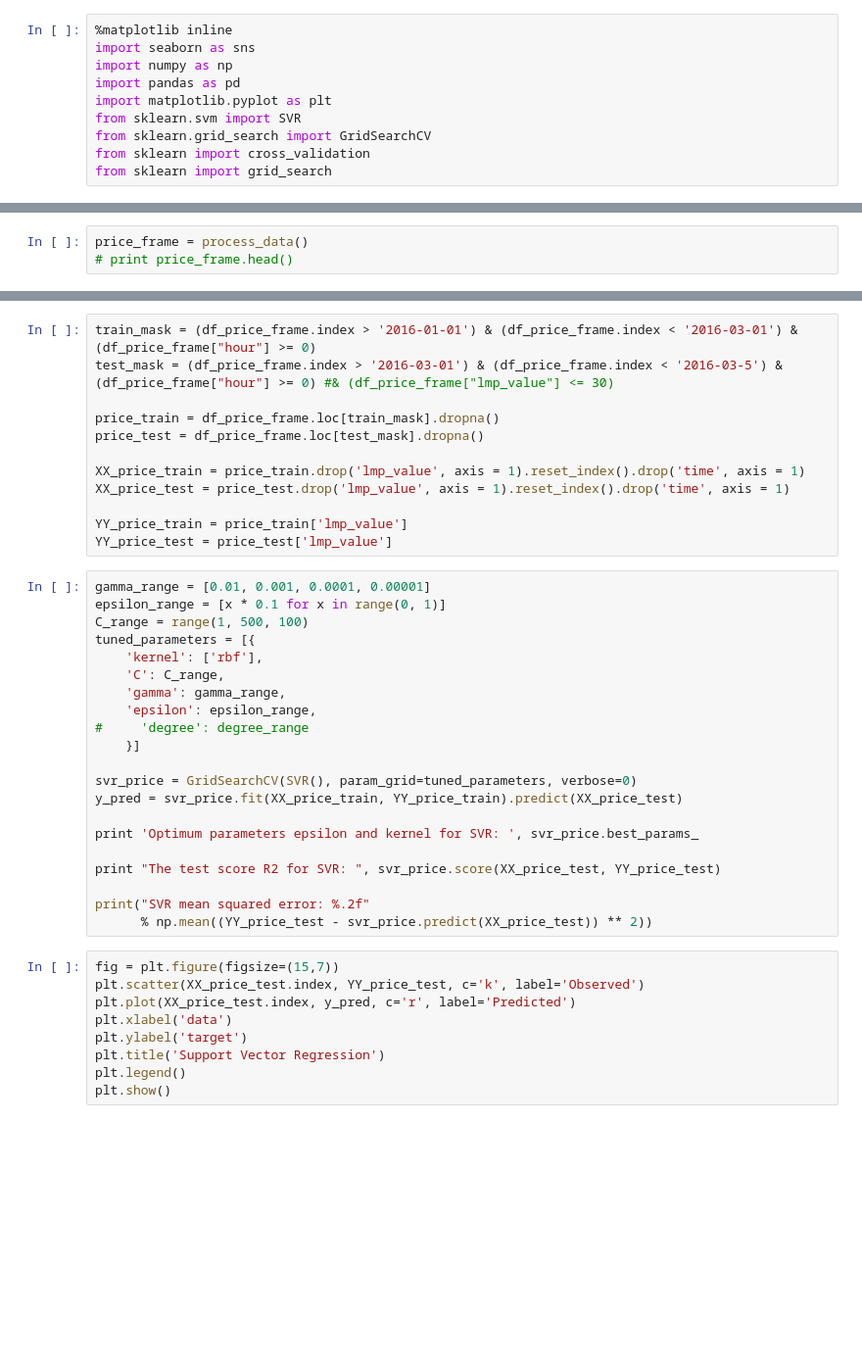
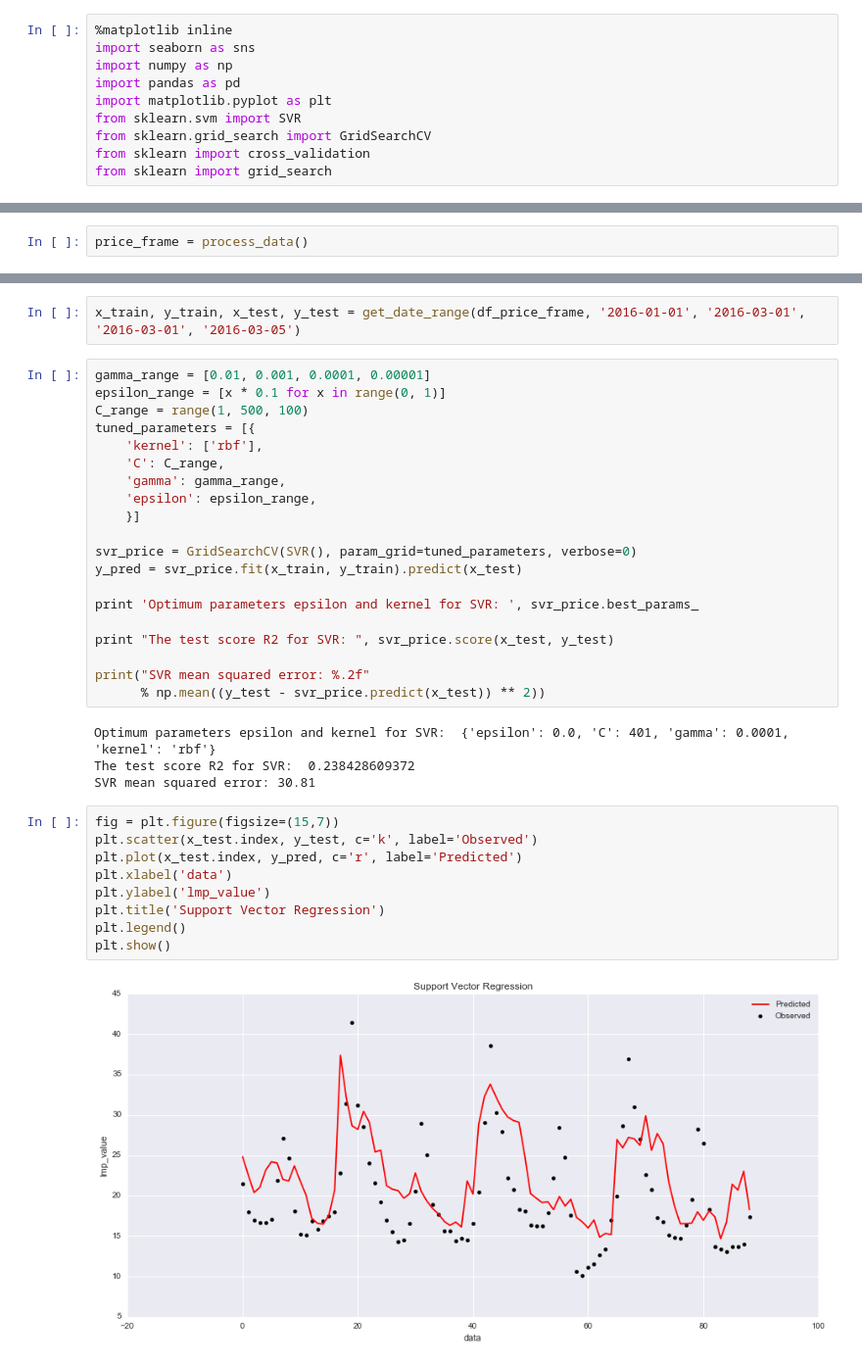
Before and after one commit to UWSEDS-aut17/SunDial, a Jupyter notebook: SunDial/price_model/SVM_Model.ipynb, the cells around one changed output, grey strips where cells are left out. Shown at 98% size. Saved outputs shown, nothing was run; the diff lists cells and outputs as text; blank space fills up the shorter version.

```diff
--- a/SunDial/price_model/SVM_Model.ipynb
+++ b/SunDial/price_model/SVM_Model.ipynb
@@ -13,6 +14,5 @@ from process_data import process_data
 # %%
 price_frame = process_data()
-# print price_frame.head()
 # %%
 df_price_frame = price_frame.set_index("time")
 df_price_frame.head()
@@ -24,18 +24,8 @@ df_price_frame.head()
 | 2016-01-01 09:00:00 | 30.84944 | 9 | 4 | 1 | 5 | 0.0 | 0.0 | 46.70 | ... |
 | 2016-01-01 10:00:00 | 30.71027 | 10 | 4 | 1 | 5 | 0.0 | 0.0 | 52.42 | ... |
 | 2016-01-01 11:00:00 | 28.87975 | 11 | 4 | 1 | 5 | 0.0 | 0.0 | 55.66 | ... |
-# %%
-train_mask = (df_price_frame.index > '2016-01-01') & (df_price_frame.index < '2016-03-01') & (df_price_frame["hour"] >= 0)
-test_mask = (df_price_frame.index > '2016-03-01') & (df_price_frame.index < '2016-03-5') & (df_price_frame["hour"] >= 0) #& (df_price_frame["lmp_value"] <= 30)
-
-price_train = df_price_frame.loc[train_mask].dropna()
-price_test = df_price_frame.loc[test_mask].dropna()
-
-XX_price_train = price_train.drop('lmp_value', axis = 1).reset_index().drop('time', axis = 1)
-XX_price_test = price_test.drop('lmp_value', axis = 1).reset_index().drop('time', axis = 1)
-
-YY_price_train = price_train['lmp_value']
-YY_price_test = price_test['lmp_value']
+# %%
+x_train, y_train, x_test, y_test = get_date_range(df_price_frame, '2016-01-01', '2016-03-01', '2016-03-01', '2016-03-05')
 # %%
 gamma_range = [0.01, 0.001, 0.0001, 0.00001]
 epsilon_range = [x * 0.1 for x in range(0, 1)]
@@ -45,26 +35,31 @@ tuned_parameters = [{
     'C': C_range,
     'gamma': gamma_range,
     'epsilon': epsilon_range,
-#     'degree': degree_range
     }]
 
 svr_price = GridSearchCV(SVR(), param_grid=tuned_parameters, verbose=0)
-y_pred = svr_price.fit(XX_price_train, YY_price_train).predict(XX_price_test)
+y_pred = svr_price.fit(x_train, y_train).predict(x_test)
 
 print 'Optimum parameters epsilon and kernel for SVR: ', svr_price.best_params_
 
-print "The test score R2 for SVR: ", svr_price.score(XX_price_test, YY_price_test)
+print "The test score R2 for SVR: ", svr_price.score(x_test, y_test)
 
 print("SVR mean squared error: %.2f"
-      % np.mean((YY_price_test - svr_price.predict(XX_price_test)) ** 2))
+      % np.mean((y_test - svr_price.predict(x_test)) ** 2))
+# %% [output]
+Optimum parameters epsilon and kernel for SVR:  {'epsilon': 0.0, 'C': 401, 'gamma': 0.0001, 'kernel': 'rbf'}
+The test score R2 for SVR:  0.238428609372
+SVR mean squared error: 30.81
 # %%
 fig = plt.figure(figsize=(15,7))
-plt.scatter(XX_price_test.index, YY_price_test, c='k', label='Observed')
-plt.plot(XX_price_test.index, y_pred, c='r', label='Predicted')
+plt.scatter(x_test.index, y_test, c='k', label='Observed')
+plt.plot(x_test.index, y_pred, c='r', label='Predicted')
 plt.xlabel('data')
-plt.ylabel('target')
+plt.ylabel('lmp_value')
 plt.title('Support Vector Regression')
 plt.legend()
 plt.show()
+# %% [output]
+[figure, added]
 # %%
 fig = plt.figure(figsize=(6,6))
```
Also changed, not shown: parts of 2 cells of this notebook, 1 other file.
